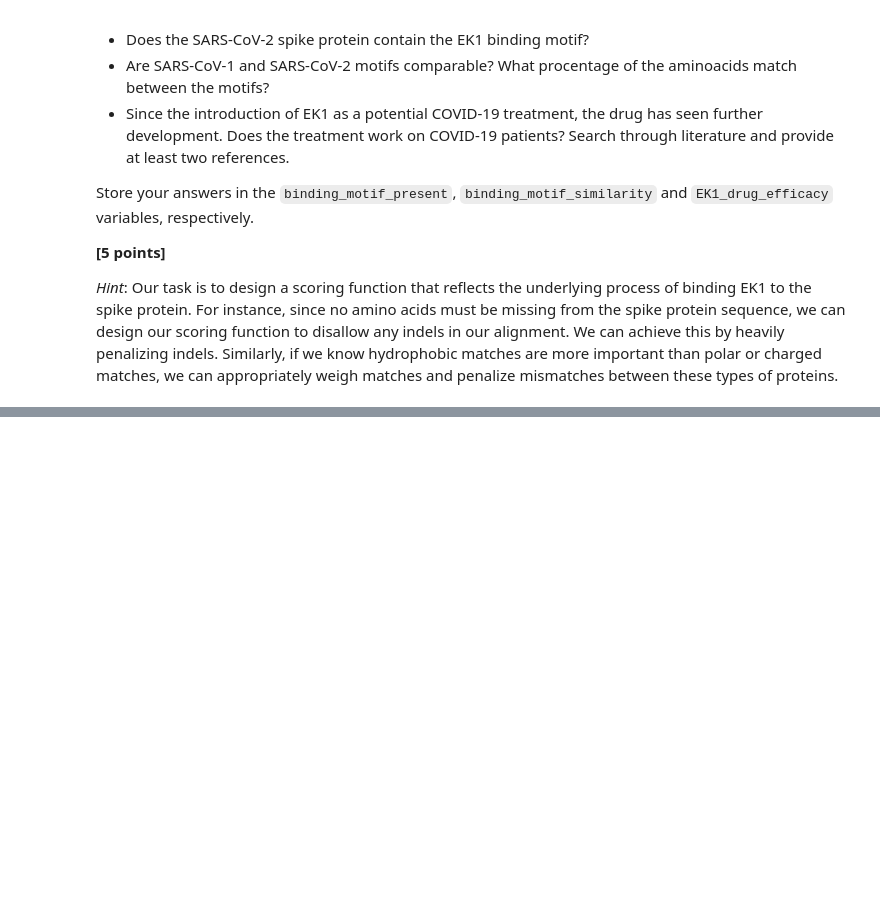
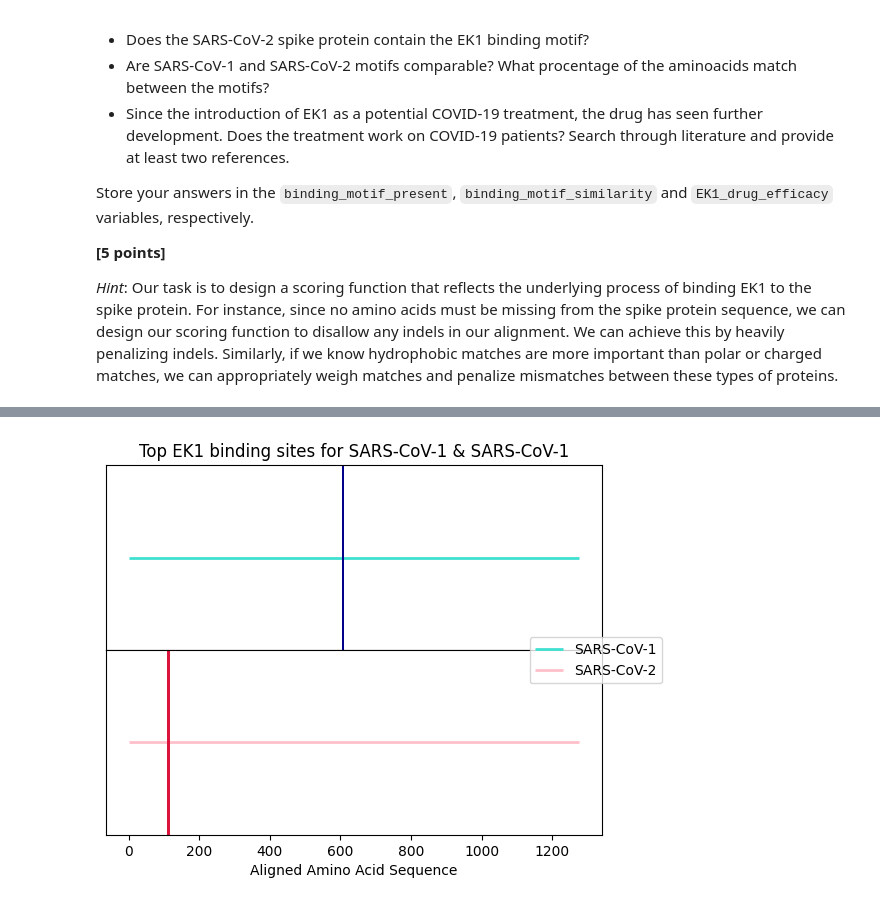
Before and after one commit to riva-man/assign_gene_func, a Jupyter notebook: gene_func_workbook.ipynb, the cells around one changed output, grey strips where cells are left out. Saved outputs shown, nothing was run; the diff lists cells and outputs as text; code cells hidden in the pictures; blank space fills up the shorter version.

Commit message:
Completing Bonus Problem
- Finishing plots and calculations
- Improving readability through functions
- Answering questions

```diff
--- a/gene_func_workbook.ipynb
+++ b/gene_func_workbook.ipynb
@@ -500,2 +495,43 @@ print(sars_cov_2_alignments)
+# %%
+def get_regions(alignment_list, protein_seq):
+    max_alignment = max(alignment_list, key=lambda score: score[2])
+    motif = max_alignment[0]
+    motif = "-*".join(motif)
+
+    match = re.search(motif, protein_seq)
+
+    return(match.start(), match.end())
+
+global_sars = helper_functions.global_alignment(sars_cov_1_protein, sars_cov_2_protein, helper_functions.blosum62_scoring_function)
+aligned_sars_1 = global_sars[0]
+aligned_sars_2 = global_sars[1]
+
+# Code involving subplots has been adapted from matplotlib user guide and examples available below at:
+# https://matplotlib.org/stable/gallery/index.html
+import matplotlib.pyplot as plt
+import matplotlib as mpl
+
+fig, (sub1, sub2) = plt.subplots(2, 1, sharex=True)
+
+fig.subplots_adjust(hspace=0)
+sub1.set_title('Top EK1 binding sites for SARS-CoV-1 & SARS-CoV-1')
+
+sub1.hlines(y = 0, xmin = 0, xmax = len(aligned_sars_1), color='turquoise', linewidth=2, label='SARS-CoV-1')
+sars_1_start, sars_1_end = get_regions(sars_cov_1_motifs, aligned_sars_1)
+sub1.hlines(y = 0, xmin = sars_1_start, xmax = sars_1_end, color='darkblue', linewidth=180)
+sub1.yaxis.set_visible(False)
+
+sub2.set_xlabel('Aligned Amino Acid Sequence')
+
+sub2.hlines(y = 0, xmin = 0, xmax = len(aligned_sars_1), color='pink', linewidth=2, label='SARS-CoV-2')
+sars_2_start, sars_2_end = get_regions(sars_cov_2_motifs, aligned_sars_2)
+sub2.hlines(y = 0, xmin = sars_2_start, xmax = sars_2_end, color='crimson', linewidth=180)
+sub2.yaxis.set_visible(False)
+
+plt.figlegend(loc='center right')
+plt.savefig("problem-bonus.png")
+plt.show()
+# %% [output]
+[figure, added]
 # %%
 binding_motif_present = """
```
Also changed, not shown: parts of 6 cells of this notebook, 1 other file.
